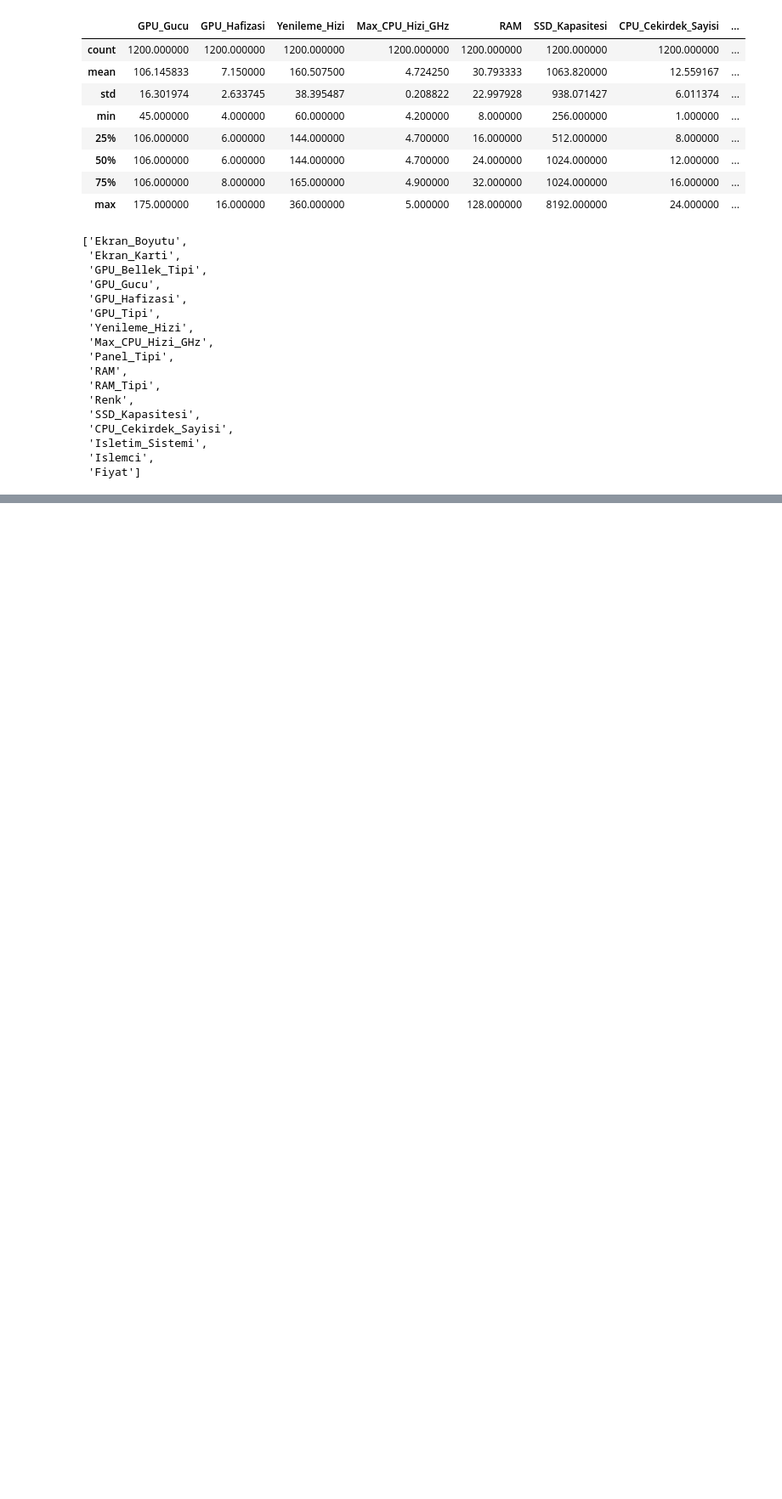
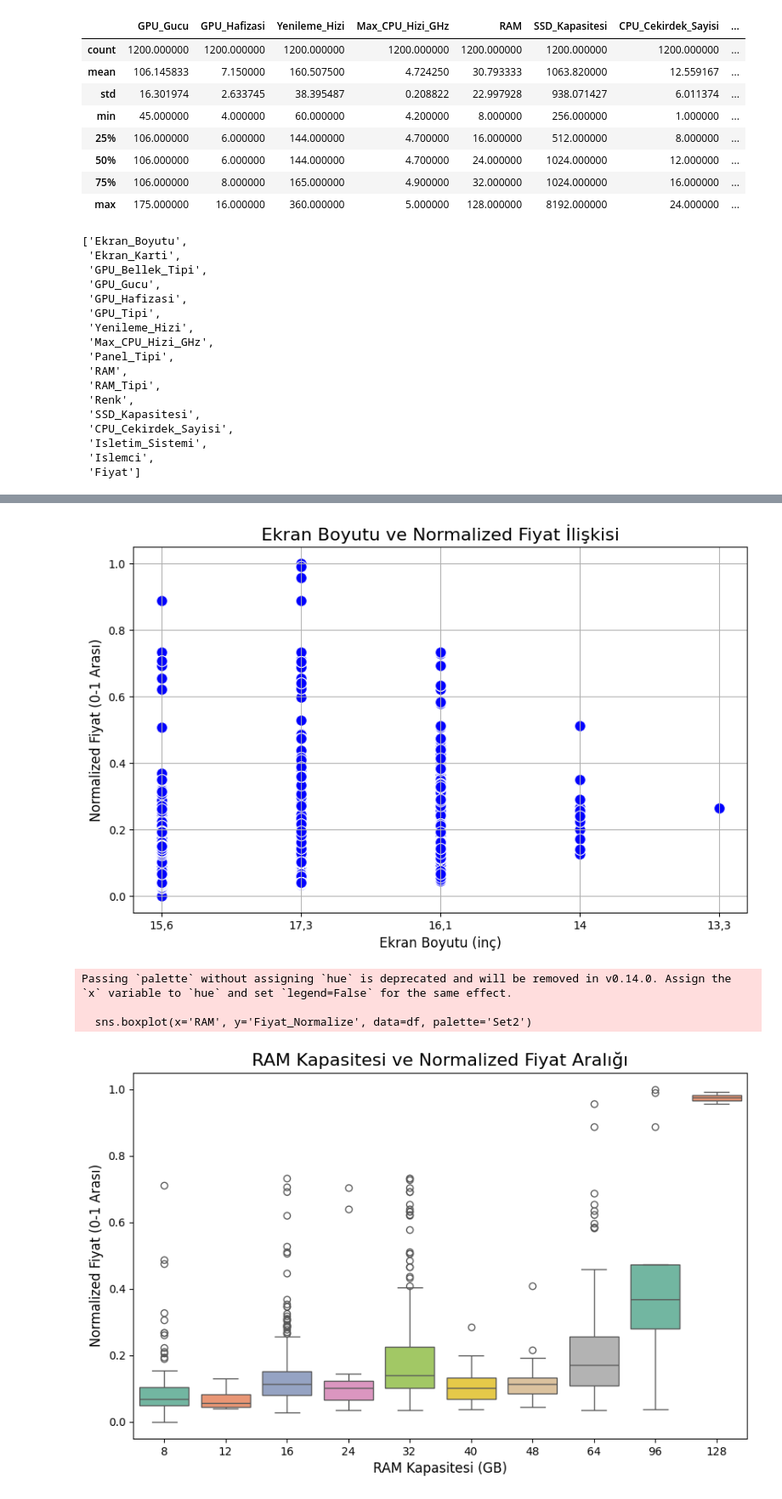
Before and after one commit to ikriyusuf/Laptop-Price-Prediction, a Jupyter notebook: data_visualization.ipynb, the cells around one changed output, grey strips where cells are left out. Shown at 85% size. Drawn from its saved outputs; the diff is of its cells as text; code cells hidden in the pictures; blank space fills up the shorter version.

```diff
--- a/data_visualization.ipynb
+++ b/data_visualization.ipynb
@@ -167,0 +194,44 @@ plt.show()
+# %%
+# Fiyat sütununu normalize etme
+scaler = MinMaxScaler()
+df['Fiyat_Normalize'] = scaler.fit_transform(df[['Fiyat']])
+
+# 1. Ekran Boyutu vs. Normalized Fiyat (Scatter Plot)
+plt.figure(figsize=(10, 6))
+sns.scatterplot(x='Ekran_Boyutu', y='Fiyat_Normalize', data=df, s=100, color='blue')
+plt.title('Ekran Boyutu ve Normalized Fiyat İlişkisi', fontsize=16)
+plt.xlabel('Ekran Boyutu (inç)', fontsize=12)
+plt.ylabel('Normalized Fiyat (0-1 Arası)', fontsize=12)
+plt.grid(True)
+plt.show()
+
+# 2. Normalized Fiyat ve RAM Kapasitesi (Box Plot)
+plt.figure(figsize=(10, 6))
+sns.boxplot(x='RAM', y='Fiyat_Normalize', data=df, palette='Set2')
+plt.title('RAM Kapasitesi ve Normalized Fiyat Aralığı', fontsize=16)
+plt.xlabel('RAM Kapasitesi (GB)', fontsize=12)
+plt.ylabel('Normalized Fiyat (0-1 Arası)', fontsize=12)
+plt.show()
+
+# 3. GPU Gücü ve Normalized Fiyat İlişkisi (Scatter Plot)
+plt.figure(figsize=(10, 6))
+sns.scatterplot(x='GPU_Gucu', y='Fiyat_Normalize', data=df, s=100, color='green')
+plt.title('GPU Gücü ve Normalized Fiyat İlişkisi', fontsize=16)
+plt.xlabel('GPU Gücü (W)', fontsize=12)
+plt.ylabel('Normalized Fiyat (0-1 Arası)', fontsize=12)
+plt.grid(True)
+plt.show()
+
+# 4. SSD Kapasitesi vs. Normalized Fiyat (Bar Plot)
+plt.figure(figsize=(10, 6))
+sns.barplot(x='SSD_Kapasitesi', y='Fiyat_Normalize', data=df, palette='viridis')
+plt.title('SSD Kapasitesi ve Normalized Fiyat İlişkisi', fontsize=16)
+plt.xlabel('SSD Kapasitesi (GB)', fontsize=12)
+plt.ylabel('Normalized Fiyat (0-1 Arası)', fontsize=12)
+plt.show()
+# %% [output]
+[figure, added]
+Passing `palette` without assigning `hue` is deprecated and will be removed in v0.14.0. Assign the `x` variable to `hue` and set `legend=False` for the same effect.
+
+  sns.boxplot(x='RAM', y='Fiyat_Normalize', data=df, palette='Set2')
+[figure, added]
```
Also changed, not shown: parts of 10 cells of this notebook, 3 other files.
